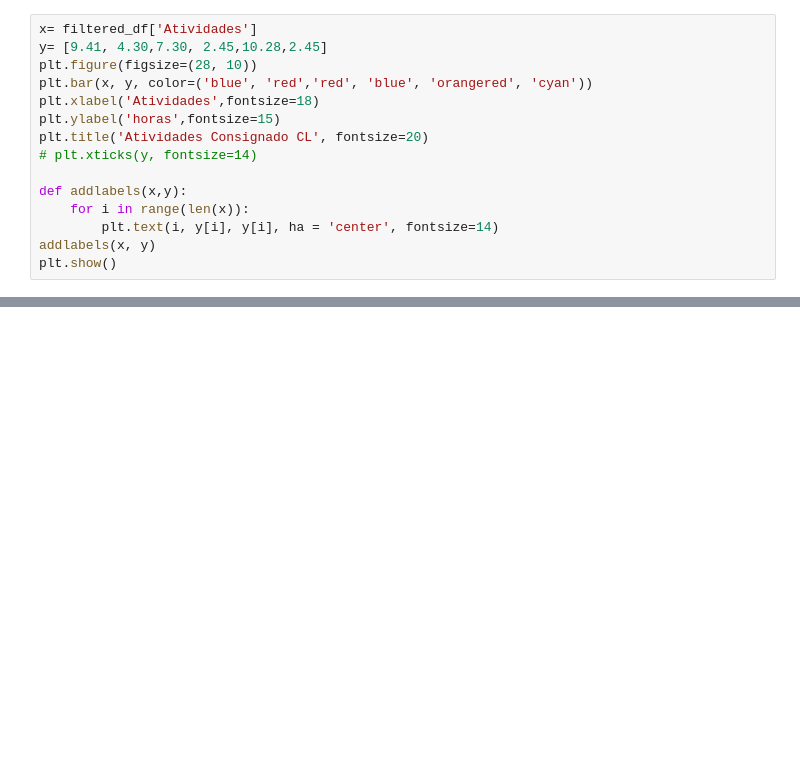
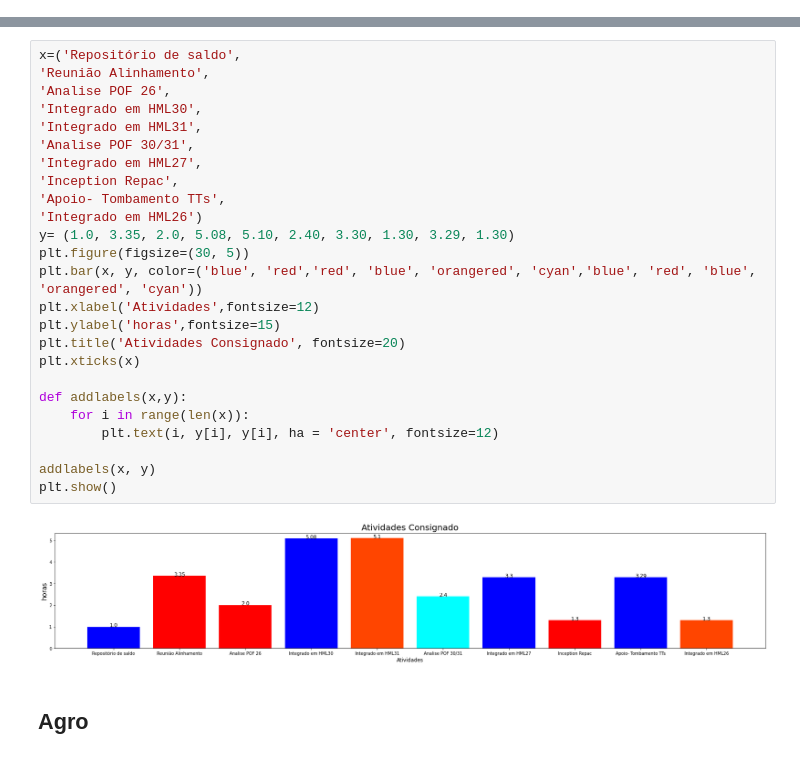
Before and after one commit to CristinaPineda/portentregas, a Jupyter notebook: entregas.ipynb, the cells around one changed output, grey strips where cells are left out. Drawn from its saved outputs; the diff is of its cells as text; blank space fills up the shorter version.

```diff
--- a/entregas.ipynb
+++ b/entregas.ipynb
@@ -128,15 +0,0 @@ filtered_df.style.format({'total':'{}h'})
-# %%
-x= filtered_df['Atividades']
-y= [9.41, 4.30,7.30, 2.45,10.28,2.45]
-plt.figure(figsize=(28, 10))
-plt.bar(x, y, color=('blue', 'red','red', 'blue', 'orangered', 'cyan'))
-plt.xlabel('Atividades',fontsize=18)
-plt.ylabel('horas',fontsize=15)
-plt.title('Atividades Consignado CL', fontsize=20)
-# plt.xticks(y, fontsize=14)
-
-def addlabels(x,y):
-    for i in range(len(x)):
-        plt.text(i, y[i], y[i], ha = 'center', fontsize=14)
-addlabels(x, y)
-plt.show()
@@ -144,0 +114,29 @@ plt.show()
+# %%
+x=('Repositório de saldo',
+'Reunião Alinhamento',
+'Analise POF 26',
+'Integrado em HML30',
+'Integrado em HML31',
+'Analise POF 30/31',
+'Integrado em HML27',
+'Inception Repac',
+'Apoio- Tombamento TTs',
+'Integrado em HML26')
+y= (1.0, 3.35, 2.0, 5.08, 5.10, 2.40, 3.30, 1.30, 3.29, 1.30)
+plt.figure(figsize=(30, 5))
+plt.bar(x, y, color=('blue', 'red','red', 'blue', 'orangered', 'cyan','blue', 'red', 'blue', 'orangered', 'cyan'))
+plt.xlabel('Atividades',fontsize=12)
+plt.ylabel('horas',fontsize=15)
+plt.title('Atividades Consignado', fontsize=20)
+plt.xticks(x)
+
+def addlabels(x,y):
+    for i in range(len(x)):
+        plt.text(i, y[i], y[i], ha = 'center', fontsize=12)
+
+addlabels(x, y)
+plt.show()
+# %% [output]
+[figure, added]
+# %% [markdown]
+## Agro
```
Also changed, not shown: parts of 36 cells of this notebook, 8 other files.
